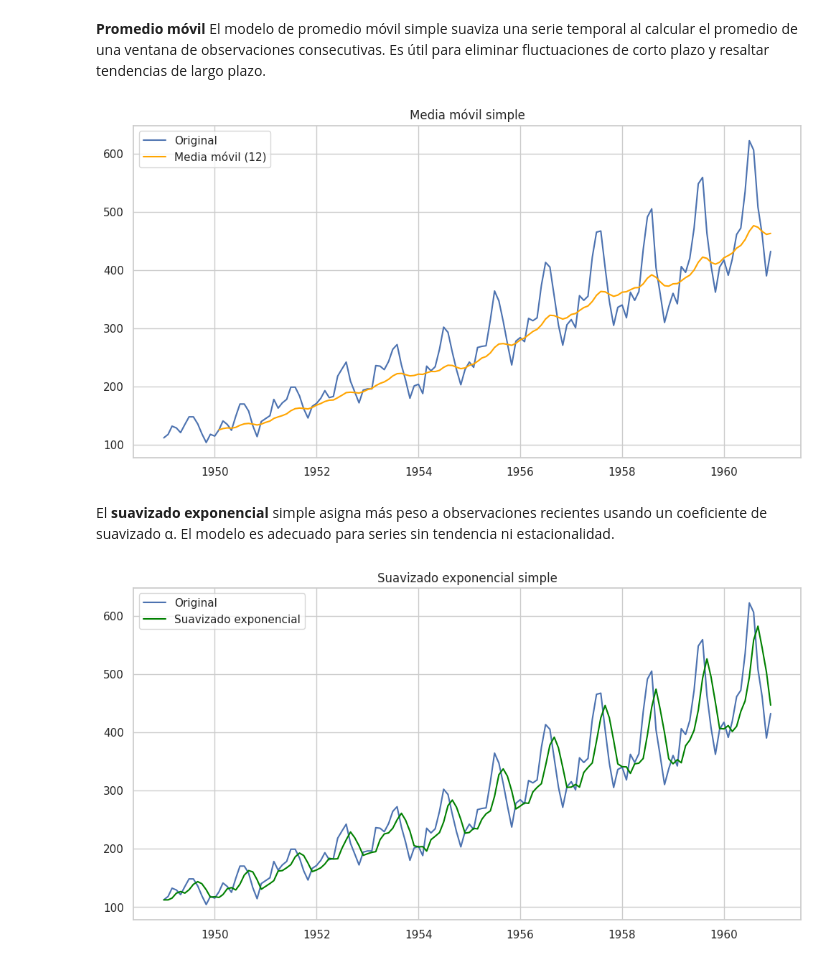
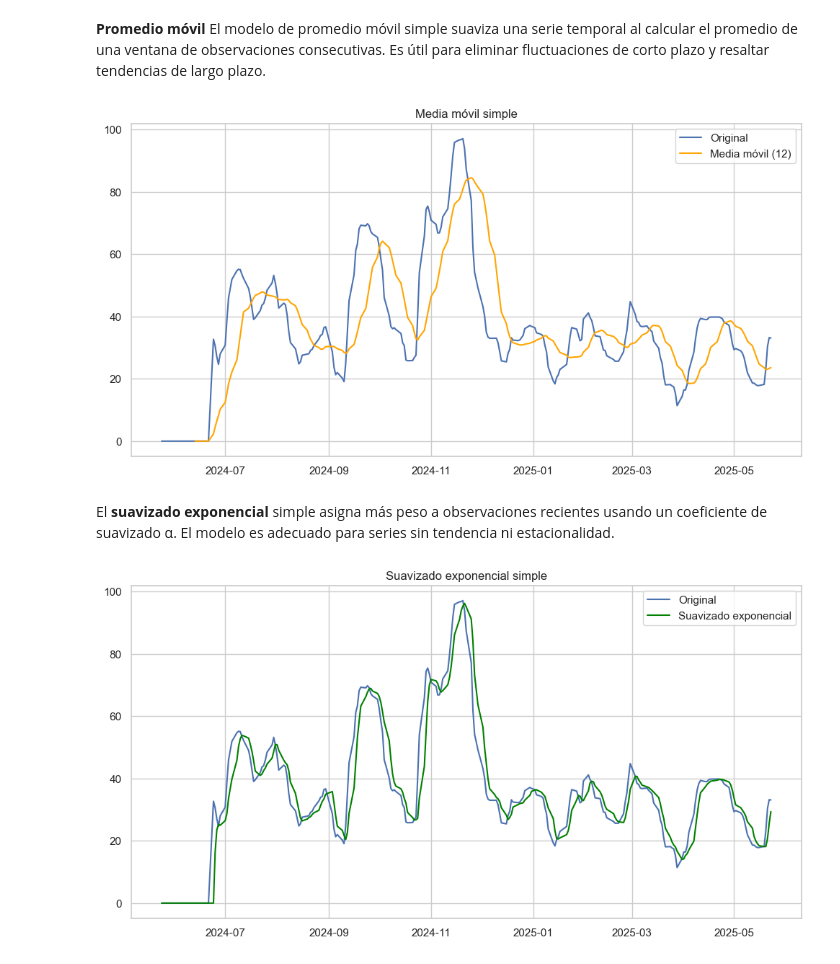
Before and after one commit to gedar1971/integrative_project_v, a Jupyter notebook: src/series_temporales_yahoo.ipynb, the cells around one changed output. Drawn from its saved outputs; the diff is of its cells as text; code cells hidden in the pictures.

```diff
--- a/src/series_temporales_yahoo.ipynb
+++ b/src/series_temporales_yahoo.ipynb
@@ -69,4 +50,0 @@ df_3
-# %%
-df = df_3[["fecha", "cierre_ajustado"]]
-df.set_index('fecha', inplace=True)
-df.head()
@@ -80,0 +71,4 @@ df.head()
+# %%
+df_kpi = df_2[["datetime", "volatility"]]
+df_kpi.set_index('datetime', inplace=True)
+df_kpi.head()
@@ -96,14 +109,14 @@ plt.show()
 # Visualización con Seaborn
 sns.set(style="whitegrid")
 plt.figure(figsize=(12, 6))
+df_kpi.index = pd.to_datetime(df_kpi.index.str.replace('-', ' ', 3), format='%Y %m %d %H')
+plt.plot(df_kpi.index, df_kpi['volatility'], color='royalblue', linewidth=2, label='Volatilidad')
 
-plt.plot(df.index, df['Passengers'], color='royalblue', linewidth=2, label='Pasajeros')
+plt.title('Volatilidad (2024-2025)', fontsize=14, fontweight='bold')
+plt.xlabel('Fecha', fontsize=14)
+plt.ylabel('Volatilidad', fontsize=14)
 
-plt.title('Pasajeros de Aerolínea (1949-1960)', fontsize=14, fontweight='bold')
-plt.xlabel('Fecha', fontsize=14)
-plt.ylabel('Cantidad de Pasajeros', fontsize=14)
-
-plt.axhline(y=df['Passengers'].mean(), color='gray', linestyle='--', label='Promedio')
+plt.axhline(y=df_kpi['volatility'].mean(), color='gray', linestyle='--', label='Promedio')
 
 plt.legend(loc='upper left', fontsize=12)
 plt.xticks(rotation=45)
@@ -324,28 +338,28 @@ El modelo de promedio móvil simple suaviza una serie temporal al calcular el pr
 Es útil para eliminar fluctuaciones de corto plazo y resaltar tendencias de largo plazo.
 # %%
 # Suavizado con media móvil simple (ej: ventana de 12 períodos)
-df['MA_12'] = df['Passengers'].rolling(window=14).mean()
+df['MA_12'] = df_kpi['volatility'].rolling(window=14).mean()
 
 plt.figure(figsize=(12,6))
-plt.plot(df['Passengers'], label='Original')
+plt.plot(df_kpi['volatility'], label='Original')
 plt.plot(df['MA_12'], label='Media móvil (12)', color='orange')
 plt.title('Media móvil simple')
 plt.legend()
 plt.show()
 # %% [output]
-[figure, old version]
+[figure, new version]
 # %% [markdown]
 El **suavizado exponencial** simple asigna más peso a observaciones recientes usando un coeficiente de suavizado α.
 El modelo es adecuado para series sin tendencia ni estacionalidad.
 # %%
-model_ses = SimpleExpSmoothing(df['Passengers']).fit(smoothing_level=0.5, optimized=False)
+model_ses = SimpleExpSmoothing(df_kpi['volatility']).fit(smoothing_level=0.5, optimized=False)
 df['SES'] = model_ses.fittedvalues
 
 plt.figure(figsize=(12,6))
-plt.plot(df['Passengers'], label='Original')
+plt.plot(df_kpi['volatility'], label='Original')
 plt.plot(df['SES'], label='Suavizado exponencial', color='green')
 plt.title('Suavizado exponencial simple')
 plt.legend()
 plt.show()
 # %% [output]
-[figure, old version]
+[figure, new version]
```
Also changed, not shown: parts of 18 cells of this notebook, 2 other files.
